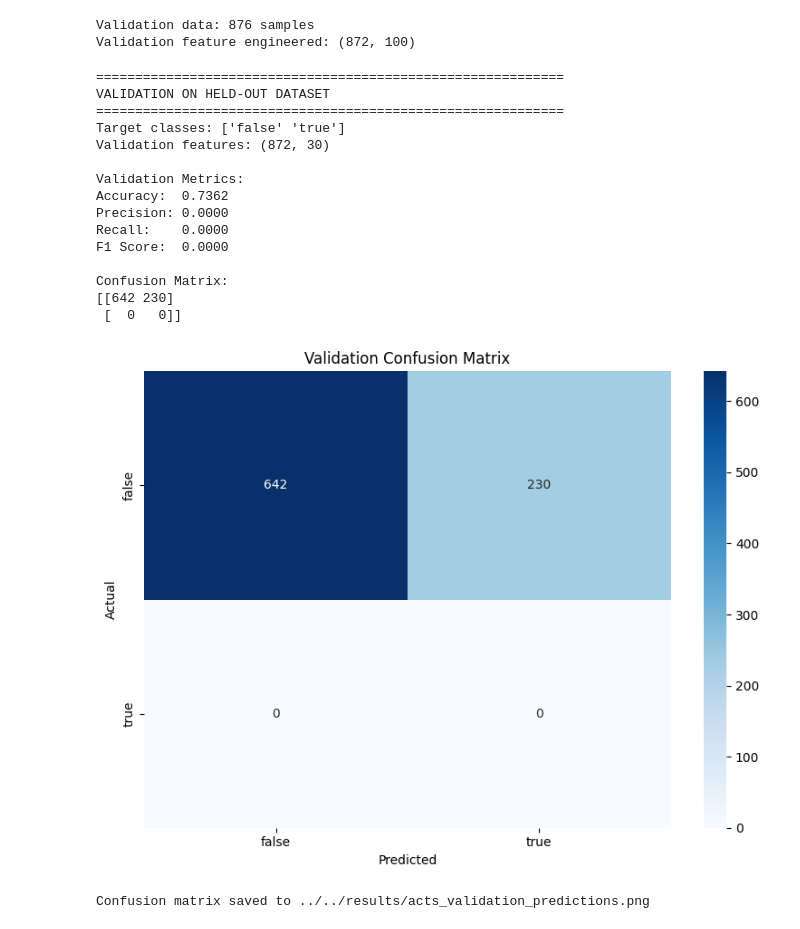
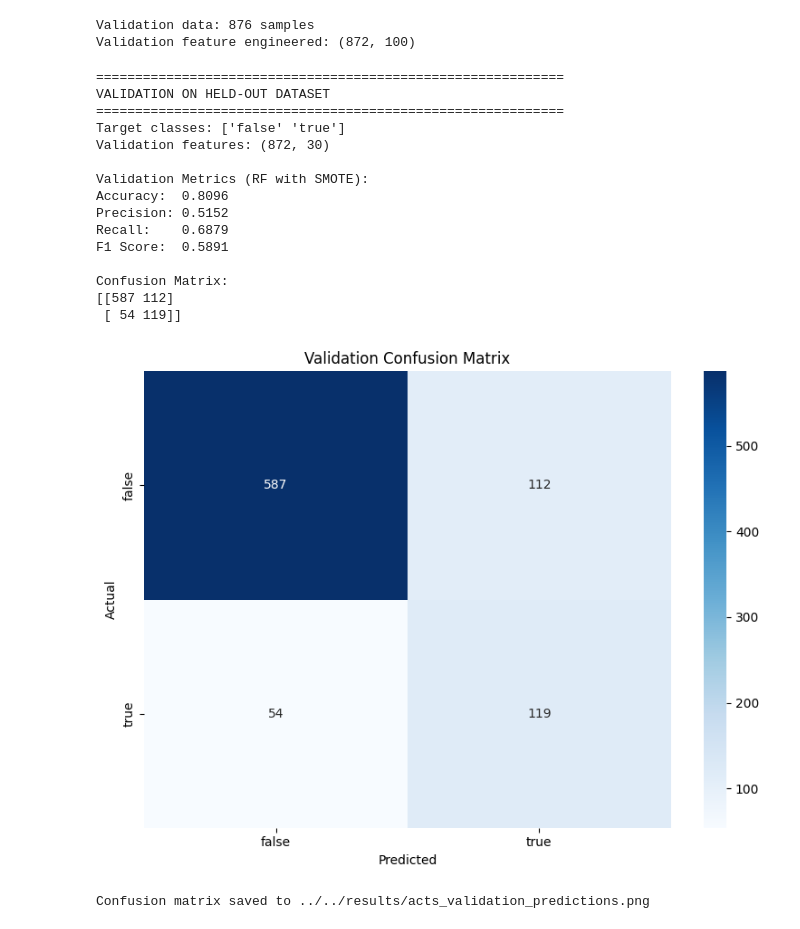
Before and after one commit to ArtLiathain/masters-thesis, a Jupyter notebook: data_analysis/machine_learning/decision_tree.ipynb, the cells around one changed output. Saved outputs shown, nothing was run; the diff lists cells and outputs as text; code cells hidden in the pictures.

```diff
--- a/data_analysis/machine_learning/decision_tree.ipynb
+++ b/data_analysis/machine_learning/decision_tree.ipynb
@@ -635,66 +632,21 @@ print(f"Validation feature engineered: {X_val.shape}")
 Validation data: 876 samples
 Validation feature engineered: (872, 100)
 # %%
-print("\n" + "="*60)
-print("VALIDATION ON HELD-OUT DATASET")
-print("="*60)
-
-rf_clf = joblib.load(f'{MODEL_DIR}/rf_model.joblib')
-le = joblib.load(f'{MODEL_DIR}/label_encoder.joblib')
-
-print(f"Target classes: {le.classes_}")
-
-with open(f'{MODEL_DIR}/selected_features.txt', 'r') as f:
-    selected_feature_names = [line.strip() for line in f.readlines()]
-
-# Select the same columns used in training - no sklearn selector needed
-X_val_final = X_val[selected_feature_names]
-
-print(f"Validation features: {X_val_final.shape}")
-
-y_pred = rf_clf.predict(X_val_final)
-y_prob = rf_clf.predict_proba(X_val_final)[:, 1]
-
-y_val_true_enc = le.transform(y_val.values)
-acc = accuracy_score(y_val_true_enc, y_pred)
-prec = precision_score(y_val_true_enc, y_pred, zero_division=0)
-rec = recall_score(y_val_true_enc, y_pred, zero_division=0)
-f1 = f1_score(y_val_true_enc, y_pred, zero_division=0)
-cm = confusion_matrix(y_val_true_enc, y_pred)
-
-print(f"\nValidation Metrics:")
-print(f"Accuracy:  {acc:.4f}")
-print(f"Precision: {prec:.4f}")
-print(f"Recall:    {rec:.4f}")
-print(f"F1 Score:  {f1:.4f}")
-print(f"\nConfusion Matrix:")
-print(cm)
-
-plt.figure(figsize=(8, 6))
-sns.heatmap(cm, annot=True, fmt='d', cmap='Blues',
-            xticklabels=le.classes_, yticbklabels=le.classes_)
-plt.xlabel('Predicted')
-plt.ylabel('Actual')
-plt.title('Validation Confusion Matrix')
-plt.tight_layout()b
-plt.savefig(OUTPUT_PNG, dpi=150)
-plt.show()
-print(f"Confusion matrix saved to {OUTPUT_PNG}")
 # %% [output]
 ============================================================
 VALIDATION ON HELD-OUT DATASET
 ============================================================
 Target classes: ['false' 'true']
 Validation features: (872, 30)
 
-Validation Metrics:
-Accuracy:  0.7362
-Precision: 0.0000
-Recall:    0.0000
-F1 Score:  0.0000
+Validation Metrics (RF with SMOTE):
+Accuracy:  0.8096
+Precision: 0.5152
+Recall:    0.6879
+F1 Score:  0.5891
 
 Confusion Matrix:
-[[642 230]
- [  0   0]]
+[[587 112]
+ [ 54 119]]
-[figure, old version]
+[figure, new version]
 Confusion matrix saved to ../../results/acts_validation_predictions.png
```
Also changed, not shown: parts of 14 cells of this notebook, 46 other files.
